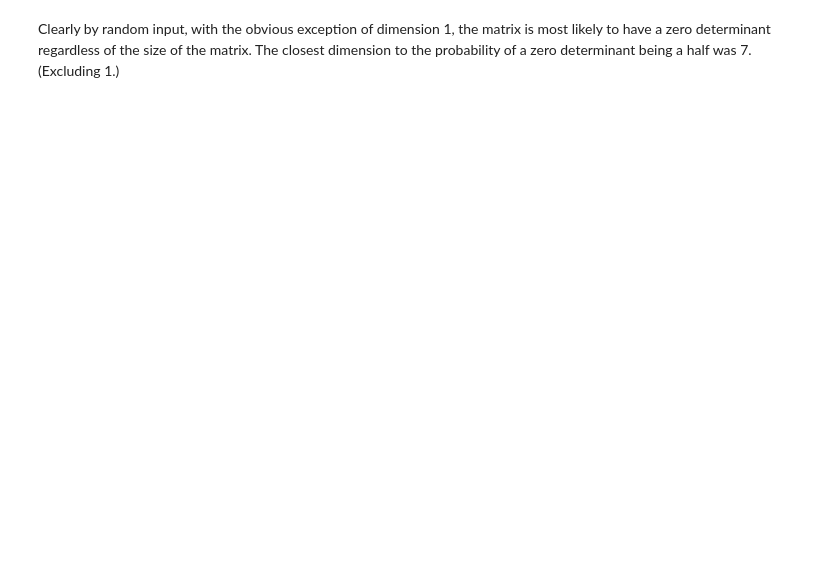
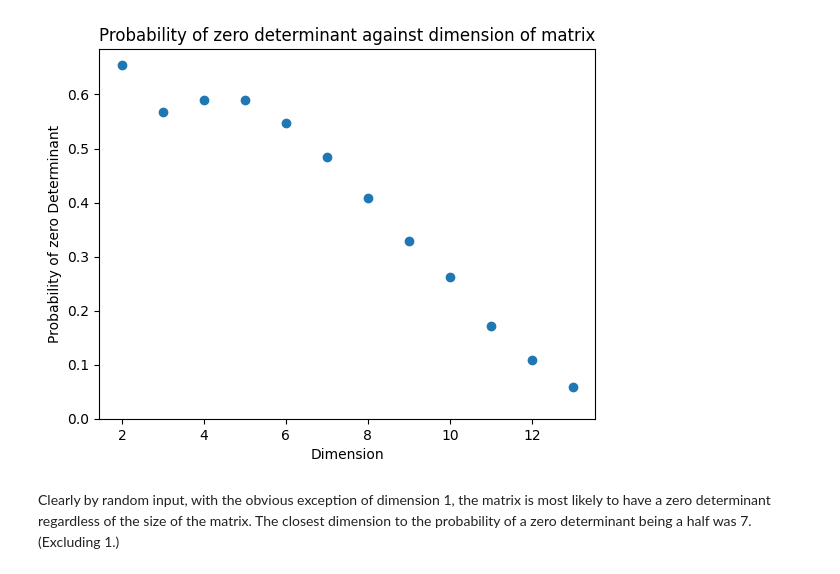
Before and after one commit to TKadriWarwick/MA3K7-Files, a Jupyter notebook: Week 4/Week4TestData.ipynb, the cells around one changed output. Cells and saved outputs as stored; diff of their text form; code cells hidden in the pictures; blank space fills up the shorter version.

```diff
--- a/Week 4/Week4TestData.ipynb
+++ b/Week 4/Week4TestData.ipynb
@@ -37,2 +37,23 @@ plt.show()
+# %%
+sampSize = 5_000
+dim = []
+points = []
+
+for i in range(12):
+    i += 2
+    dim.append(i)
+    temp = genResults(i, sampSize)
+    occurences = Counter(temp)[0]
+    j = np.divide(occurences,sampSize)
+    points.append(j)
+
+plt.scatter(dim, points)
+plt.title("Probability of zero determinant against dimension of matrix")
+plt.xlabel("Dimension")
+plt.ylabel("Probability of zero Determinant")
+plt.ylim(ymin=0)
+plt.show()
+# %% [output]
+[figure, added]
 # %% [markdown]
 Clearly by random input, with the obvious exception of dimension 1, the matrix is most likely to have a zero determinant regardless of the size of the matrix. The closest dimension to the probability of a zero determinant being a half was 7. (Excluding 1.)
```
Also changed, not shown: parts of 1 cell of this notebook.
